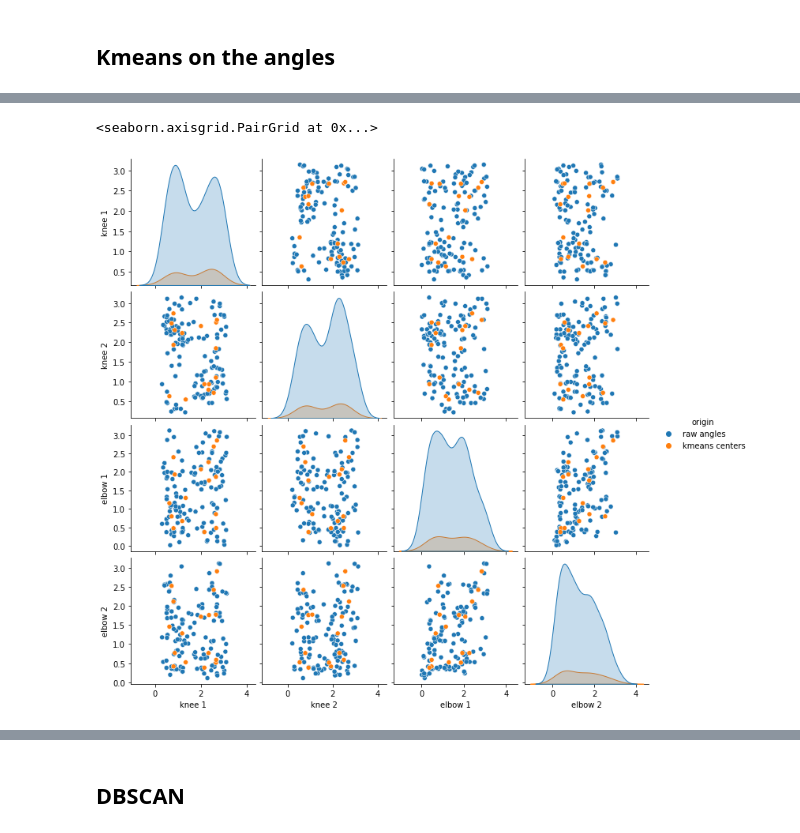
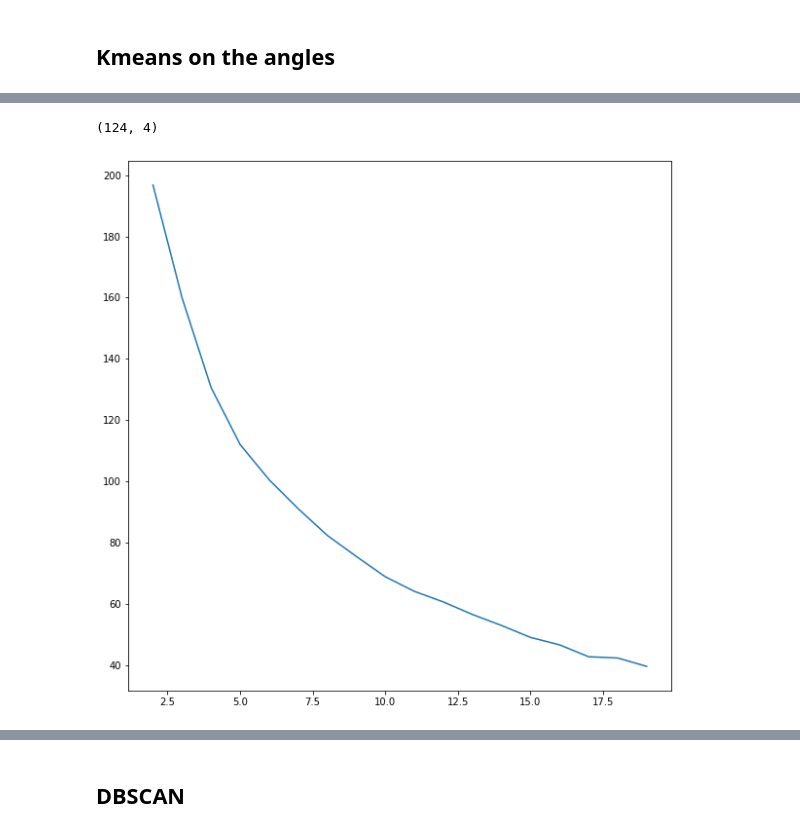
Before and after one commit to floffy-f/NSLO_DH412, a Jupyter notebook: Apsaras_analysis.ipynb, the cells around one changed output, grey strips where cells are left out. Drawn from its saved outputs; the diff is of its cells as text; code cells hidden in the pictures.

```diff
--- a/Apsaras_analysis.ipynb
+++ b/Apsaras_analysis.ipynb
@@ -159,21 +215,9 @@ centers = kma.cluster_centers_
 # %%
-agls_frame = pd.DataFrame(agls, columns=['knee 1',
-                                   'knee 2',
-                                   'elbow 1',
-                                   'elbow 2'])
-centers_frame = pd.DataFrame(centers, columns=['knee 1',
-                                      'knee 2',
-                                      'elbow 1',
-                                      'elbow 2'])
-results_frame = pd.concat([agls_frame,
-                           centers_frame],
-                          keys=['raw angles',
-                                'kmeans centers'],
-                          names=['origin', 'number'])
-results_frame.reset_index(inplace=True)
-results_frame.drop(columns=['number'], inplace=True)
+agls_arms = agls[:, 2:]
+agls_arms.shape
+# %% [output]
+(124, 4)
-# %%
-sb.pairplot(results_frame, hue='origin')
-# %% [output]
-<seaborn.axisgrid.PairGrid at 0x...>
-[figure, removed]
+# %%
+choose_km(agls_arms, n_max=20, names=["arm 1", "arm 2", "shoulder 1", "shoulder 2"])
+# %% [output]
+[figure, added]
```
Also changed, not shown: parts of 8 cells of this notebook.
